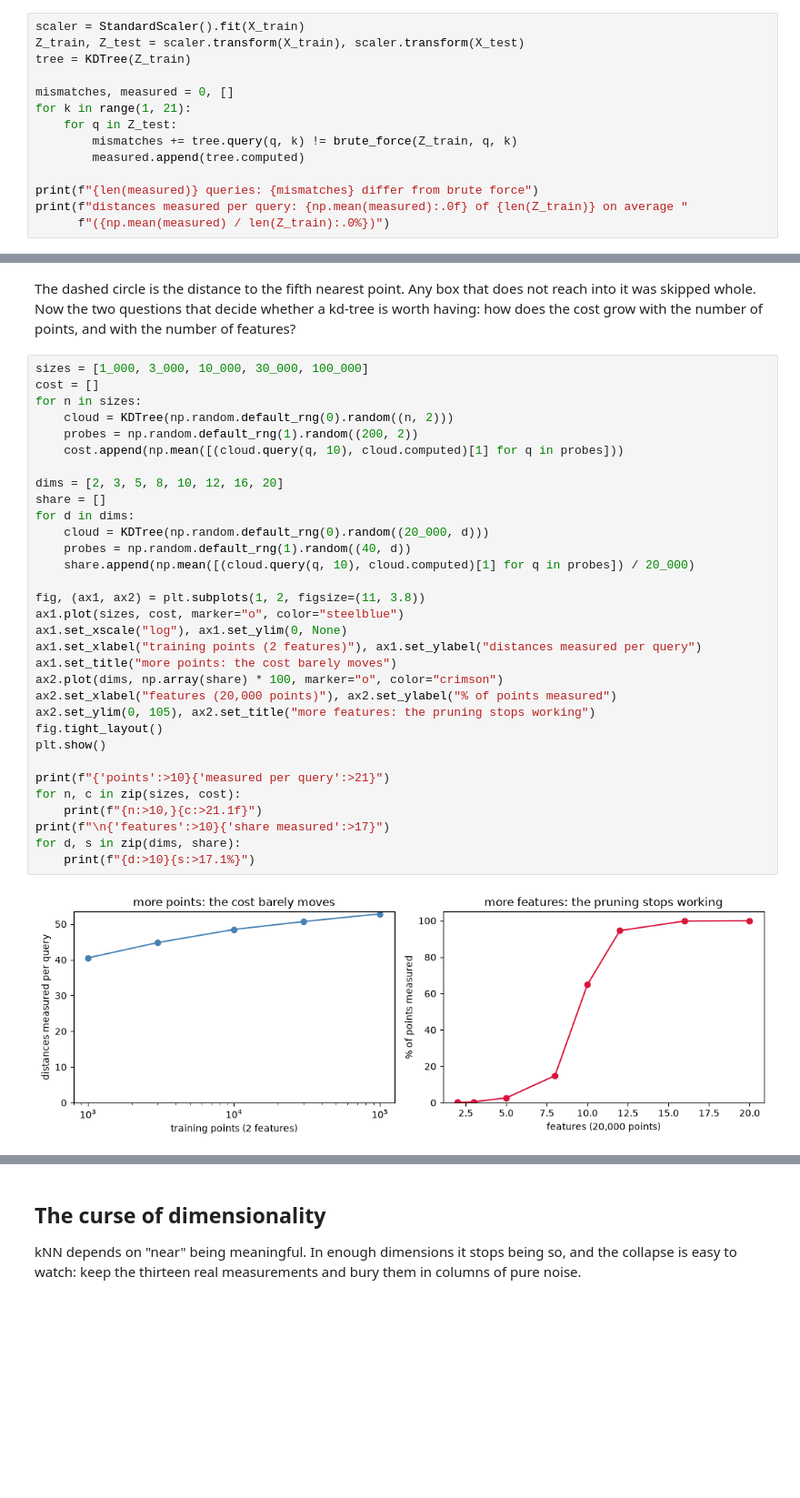
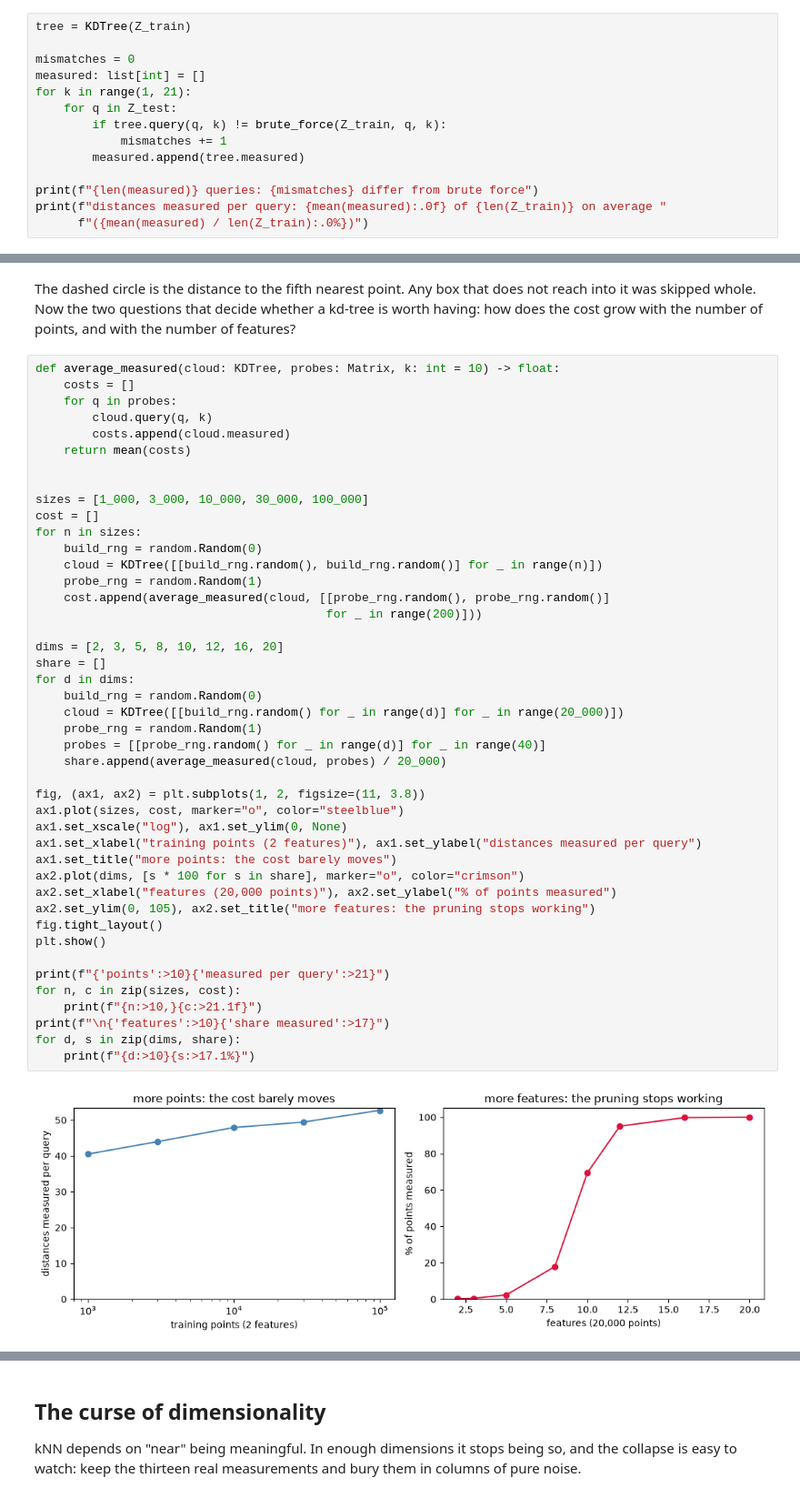
Before and after one commit to 18ivan18/ArtificialIntelligence2026, a Jupyter notebook: 07_kNN_model_evaluation/07_kNN_model_evaluation.ipynb, the cells around one changed output, grey strips where cells are left out. Shown at 91% size. Saved outputs shown, nothing was run; the diff lists cells and outputs as text; blank space fills up the shorter version.

```diff
--- a/07_kNN_model_evaluation/07_kNN_model_evaluation.ipynb
+++ b/07_kNN_model_evaluation/07_kNN_model_evaluation.ipynb
@@ -508,18 +667,18 @@ A fast search that returns different neighbours is a bug, so before counting any
 with brute force: the same `(distance, index)` lists, for every test bottle and every `k` from 1 to
 20, on the standardised data.
 # %%
-scaler = StandardScaler().fit(X_train)
-Z_train, Z_test = scaler.transform(X_train), scaler.transform(X_test)
 tree = KDTree(Z_train)
 
-mismatches, measured = 0, []
+mismatches = 0
+measured: list[int] = []
 for k in range(1, 21):
     for q in Z_test:
-        mismatches += tree.query(q, k) != brute_force(Z_train, q, k)
-        measured.append(tree.computed)
+        if tree.query(q, k) != brute_force(Z_train, q, k):
+            mismatches += 1
+        measured.append(tree.measured)
 
 print(f"{len(measured)} queries: {mismatches} differ from brute force")
-print(f"distances measured per query: {np.mean(measured):.0f} of {len(Z_train)} on average "
-      f"({np.mean(measured) / len(Z_train):.0%})")
+print(f"distances measured per query: {mean(measured):.0f} of {len(Z_train)} on average "
+      f"({mean(measured) / len(Z_train):.0%})")
 # %% [output]
 720 queries: 0 differ from brute force
@@ -572,37 +734,49 @@ The dashed circle is the distance to the fifth nearest point. Any box that does
 was skipped whole. Now the two questions that decide whether a kd-tree is worth having: how does
 the cost grow with the number of points, and with the number of features?
 # %%
+def average_measured(cloud: KDTree, probes: Matrix, k: int = 10) -> float:
+    costs = []
+    for q in probes:
+        cloud.query(q, k)
+        costs.append(cloud.measured)
+    return mean(costs)
+
+
 sizes = [1_000, 3_000, 10_000, 30_000, 100_000]
 cost = []
 for n in sizes:
-    cloud = KDTree(np.random.default_rng(0).random((n, 2)))
-    probes = np.random.default_rng(1).random((200, 2))
-    cost.append(np.mean([(cloud.query(q, 10), cloud.computed)[1] for q in probes]))
+    build_rng = random.Random(0)
+    cloud = KDTree([[build_rng.random(), build_rng.random()] for _ in range(n)])
+    probe_rng = random.Random(1)
+    cost.append(average_measured(cloud, [[probe_rng.random(), probe_rng.random()]
+                                         for _ in range(200)]))
 
 dims = [2, 3, 5, 8, 10, 12, 16, 20]
 share = []
 for d in dims:
-    cloud = KDTree(np.random.default_rng(0).random((20_000, d)))
-    probes = np.random.default_rng(1).random((40, d))
-    share.append(np.mean([(cloud.query(q, 10), cloud.computed)[1] for q in probes]) / 20_000)
+    build_rng = random.Random(0)
+    cloud = KDTree([[build_rng.random() for _ in range(d)] for _ in range(20_000)])
+    probe_rng = random.Random(1)
+    probes = [[probe_rng.random() for _ in range(d)] for _ in range(40)]
+    share.append(average_measured(cloud, probes) / 20_000)
 
 fig, (ax1, ax2) = plt.subplots(1, 2, figsize=(11, 3.8))
 ax1.plot(sizes, cost, marker="o", color="steelblue")
 ax1.set_xscale("log"), ax1.set_ylim(0, None)
 ax1.set_xlabel("training points (2 features)"), ax1.set_ylabel("distances measured per query")
 ax1.set_title("more points: the cost barely moves")
-ax2.plot(dims, np.array(share) * 100, marker="o", color="crimson")
+ax2.plot(dims, [s * 100 for s in share], marker="o", color="crimson")
 ax2.set_xlabel("features (20,000 points)"), ax2.set_ylabel("% of points measured")
 ax2.set_ylim(0, 105), ax2.set_title("more features: the pruning stops working")
 fig.tight_layout()
 plt.show()
 
 print(f"{'points':>10}{'measured per query':>21}")
 for n, c in zip(sizes, cost):
     print(f"{n:>10,}{c:>21.1f}")
 print(f"\n{'features':>10}{'share measured':>17}")
 for d, s in zip(dims, share):
     print(f"{d:>10}{s:>17.1%}")
 # %% [output]
-[figure, old version]
+[figure, new version]
     points   measured per query
```
Also changed, not shown: parts of 29 cells of this notebook, 1 other file.
